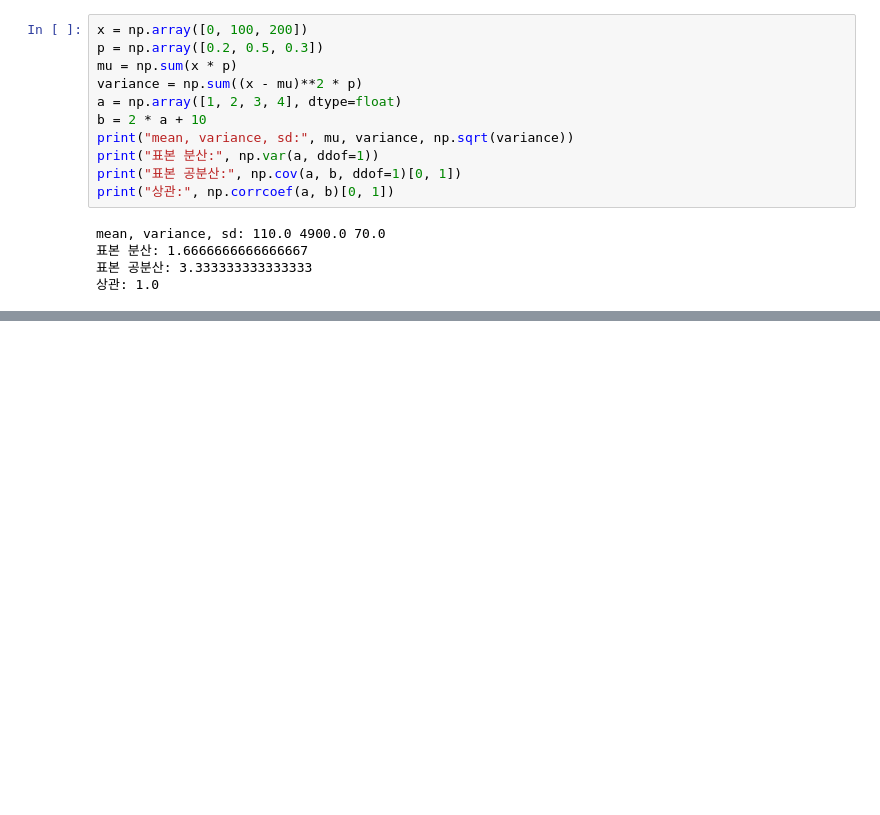
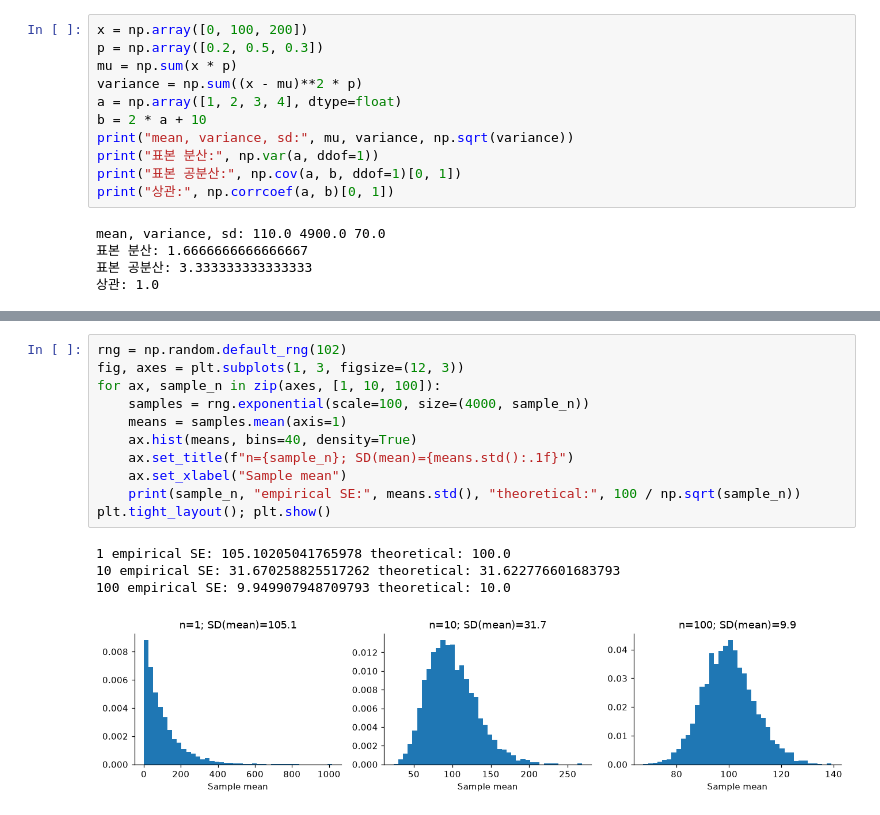
Before and after one commit to raon17/brain-registry, a Jupyter notebook: unsw_data_science/Foundations of Data Science_ZZSC9001.ipynb, the cells around one changed output, grey strips where cells are left out. Cells and saved outputs as stored; diff of their text form; blank space fills up the shorter version.

```diff
--- a/unsw_data_science/Foundations of Data Science_ZZSC9001.ipynb
+++ b/unsw_data_science/Foundations of Data Science_ZZSC9001.ipynb
@@ -149,0 +163,16 @@ plt.xlabel("Number of churns"); plt.ylabel("Probability"); plt.show()
+# %%
+rng = np.random.default_rng(102)
+fig, axes = plt.subplots(1, 3, figsize=(12, 3))
+for ax, sample_n in zip(axes, [1, 10, 100]):
+    samples = rng.exponential(scale=100, size=(4000, sample_n))
+    means = samples.mean(axis=1)
+    ax.hist(means, bins=40, density=True)
+    ax.set_title(f"n={sample_n}; SD(mean)={means.std():.1f}")
+    ax.set_xlabel("Sample mean")
+    print(sample_n, "empirical SE:", means.std(), "theoretical:", 100 / np.sqrt(sample_n))
+plt.tight_layout(); plt.show()
+# %% [output]
+1 empirical SE: 105.10205041765978 theoretical: 100.0
+10 empirical SE: 31.670258825517262 theoretical: 31.622776601683793
+100 empirical SE: 9.949907948709793 theoretical: 10.0
+[figure, added]
```
Also changed, not shown: parts of 3 cells of this notebook.
